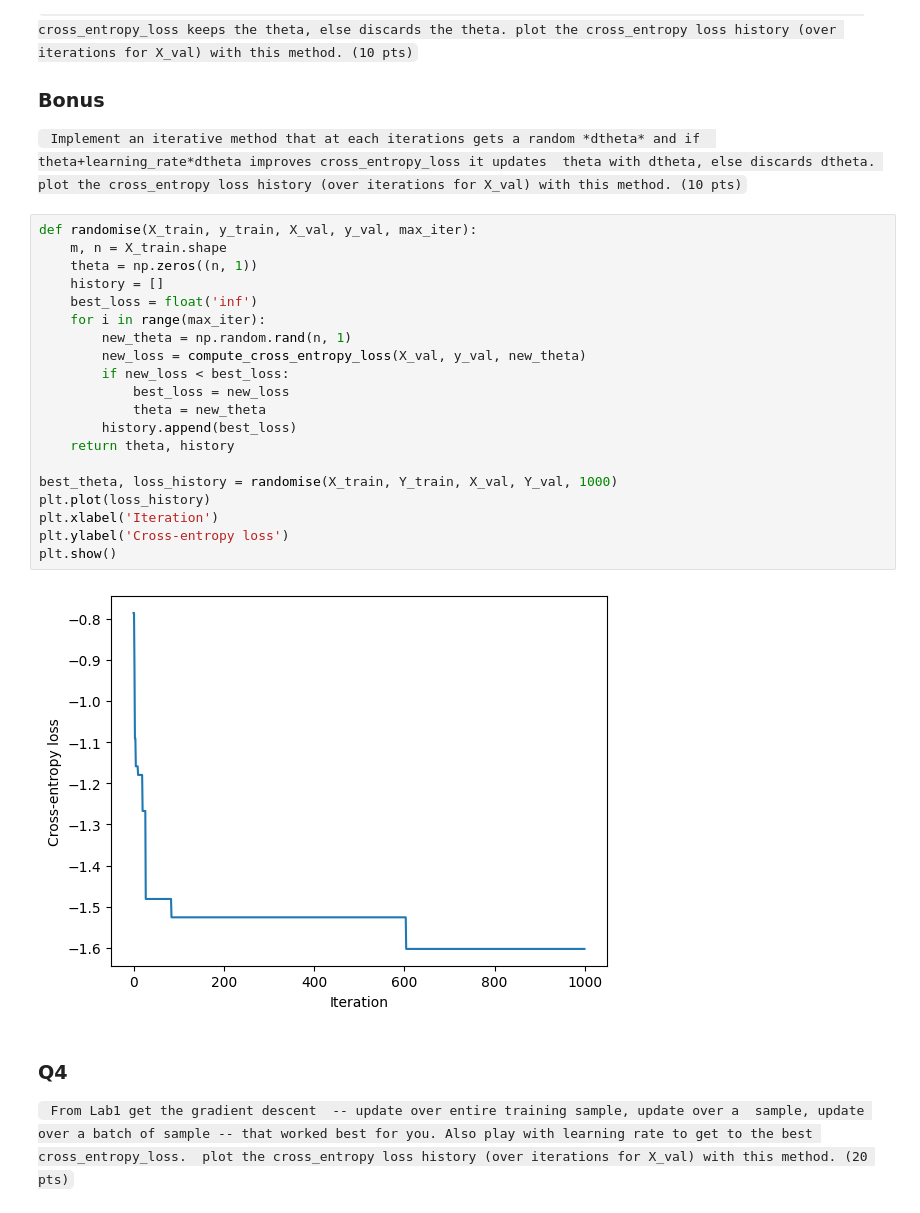
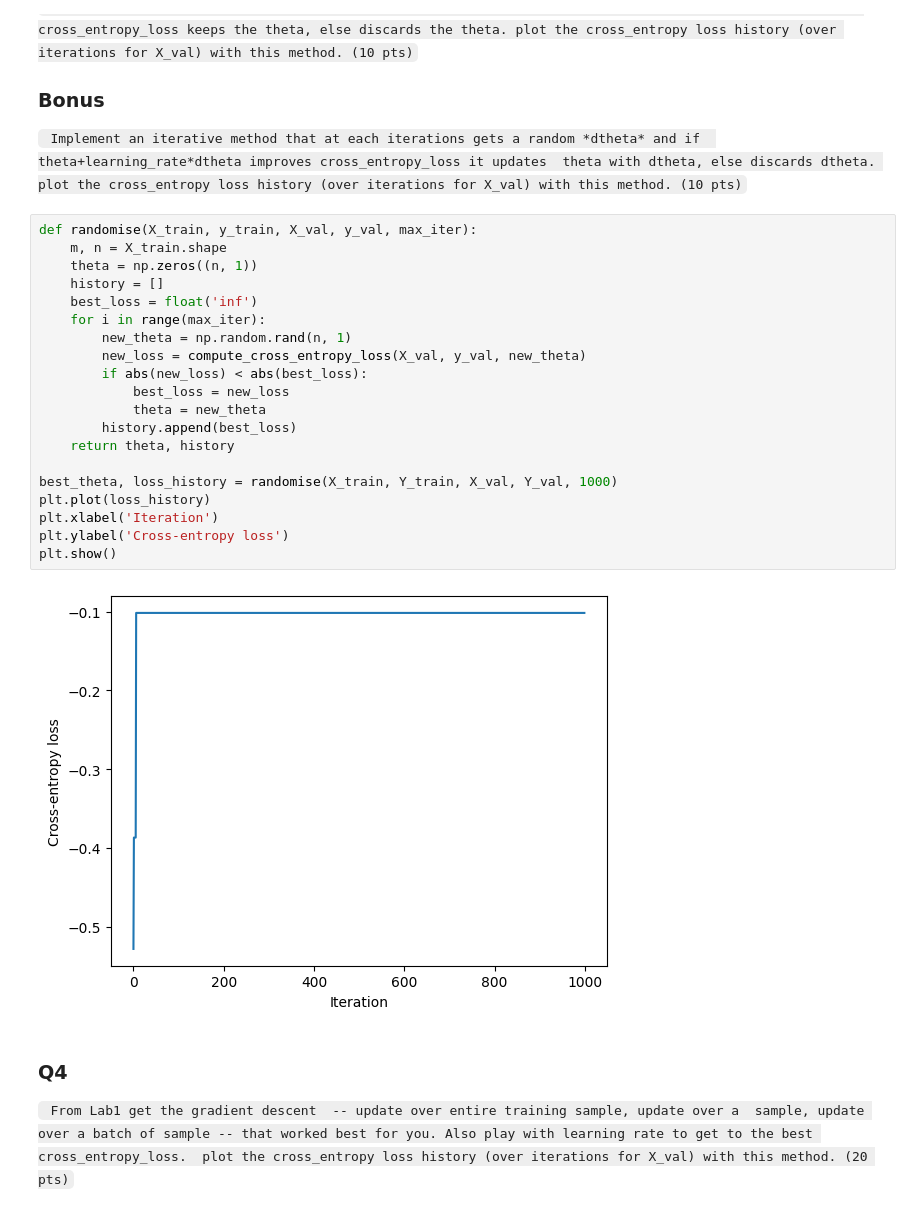
Before and after one commit to Hrsh-Venket/CS-1390-Intro-to-Machine-Learning, a Jupyter notebook: lab2(homework)/lab2.ipynb, the cells around one changed output. Saved outputs shown, nothing was run; the diff lists cells and outputs as text.

```diff
--- a/lab2(homework)/lab2.ipynb
+++ b/lab2(homework)/lab2.ipynb
@@ -287,25 +287,25 @@ dtheta, cost_h = update_weights(X_val, y_rand, theta)
 # %%
 def randomise(X_train, y_train, X_val, y_val, max_iter):
     m, n = X_train.shape
     theta = np.zeros((n, 1))
     history = []
     best_loss = float('inf')
     for i in range(max_iter):
         new_theta = np.random.rand(n, 1)
         new_loss = compute_cross_entropy_loss(X_val, y_val, new_theta)
-        if new_loss < best_loss:
+        if abs(new_loss) < abs(best_loss):
             best_loss = new_loss
             theta = new_theta
         history.append(best_loss)
     return theta, history
 
 best_theta, loss_history = randomise(X_train, Y_train, X_val, Y_val, 1000)
 plt.plot(loss_history)
 plt.xlabel('Iteration')
 plt.ylabel('Cross-entropy loss')
 plt.show()
 # %% [output]
-[figure, old version]
+[figure, new version]
 # %% [markdown]
 ### Q4
 
```
Also changed, not shown: parts of 9 cells of this notebook, 2 other files.
